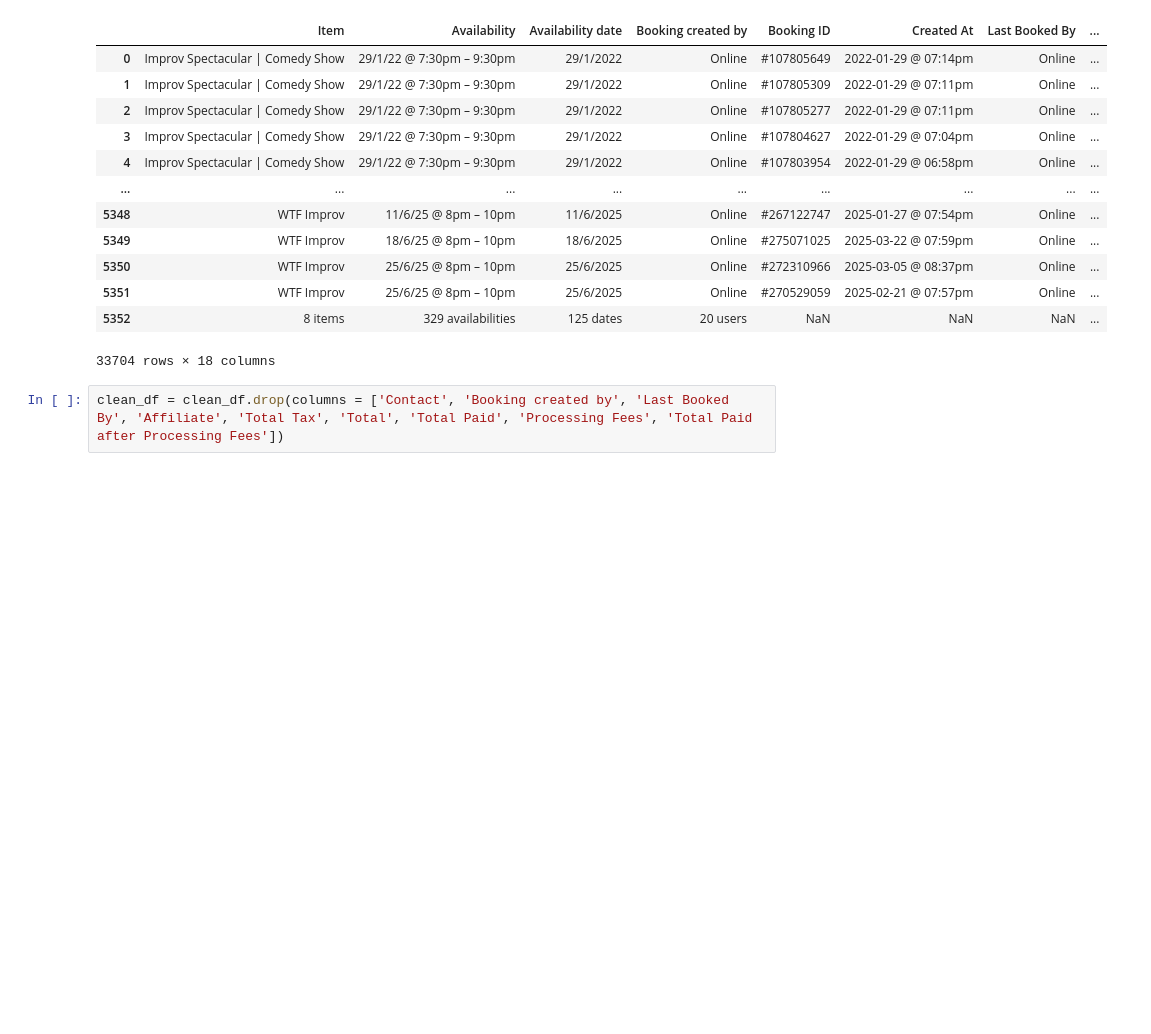
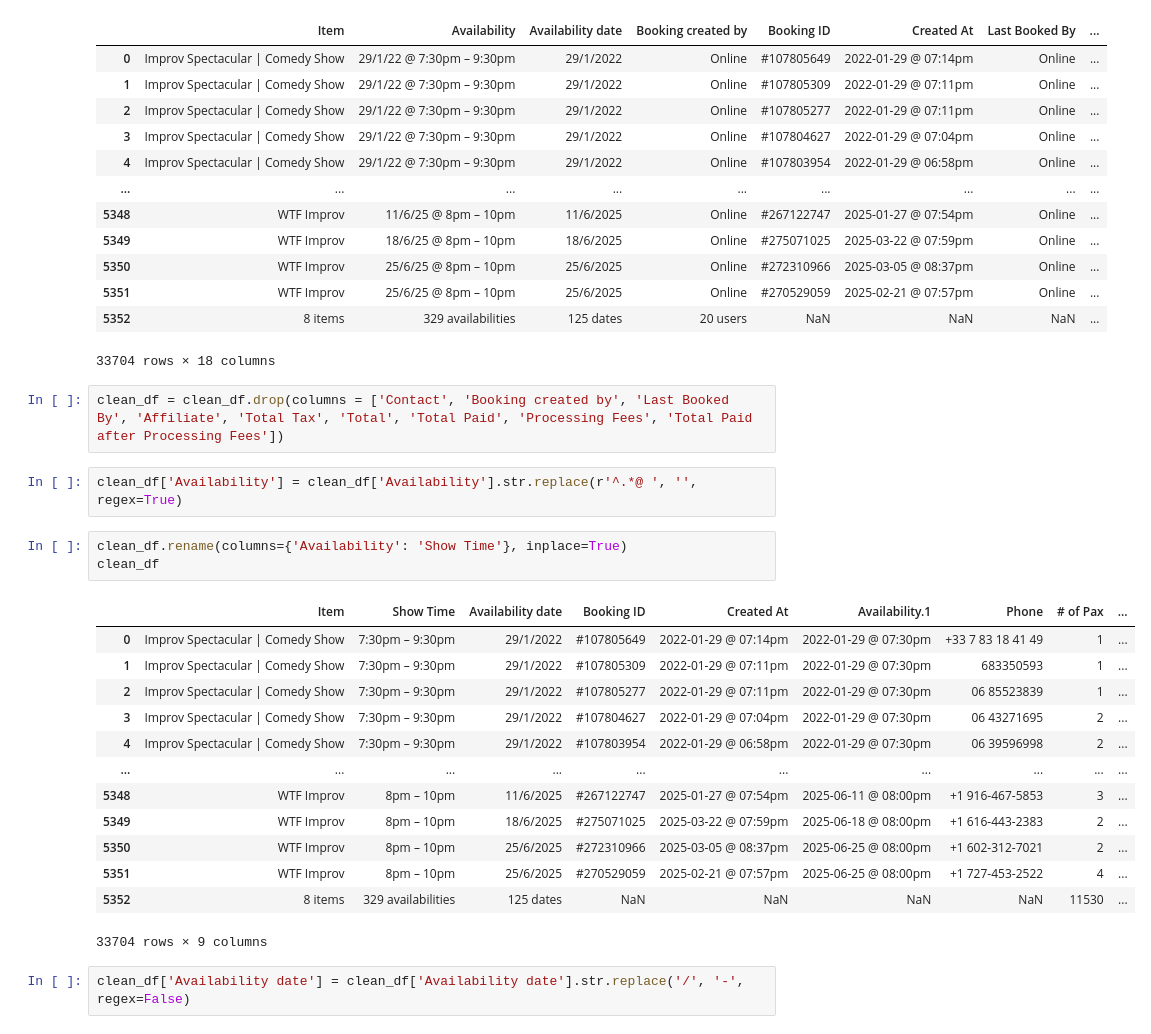
Before and after one commit to sofiiagold/AA-Project, a Jupyter notebook: Historical data Boom Chicago.ipynb, the cells around one changed output. Cells and saved outputs as stored; diff of their text form; blank space fills up the shorter version.

```diff
--- a/Historical data Boom Chicago.ipynb
+++ b/Historical data Boom Chicago.ipynb
@@ -75,3 +75,24 @@ clean_df
 33704 rows × 18 columns
 # %%
 clean_df = clean_df.drop(columns = ['Contact', 'Booking created by', 'Last Booked By', 'Affiliate', 'Total Tax', 'Total', 'Total Paid', 'Processing Fees', 'Total Paid after Processing Fees'])
+# %%
+clean_df['Availability'] = clean_df['Availability'].str.replace(r'^.*@ ', '', regex=True)
+# %%
+clean_df.rename(columns={'Availability': 'Show Time'}, inplace=True)
+clean_df
+# %% [output]
+|  | Item | Show Time | Availability date | Booking ID | Created At | Availability.1 | Phone | # of Pax | ... |
+| 0 | Improv Spectacular | Comedy Show | 7:30pm – 9:30pm | 29/1/2022 | #107805649 | 2022-01-29 @ 07:14pm | 2022-01-29 @ 07:30pm | +33 7 83 18 41 49 | 1 | ... |
+| 1 | Improv Spectacular | Comedy Show | 7:30pm – 9:30pm | 29/1/2022 | #107805309 | 2022-01-29 @ 07:11pm | 2022-01-29 @ 07:30pm | 683350593 | 1 | ... |
+| 2 | Improv Spectacular | Comedy Show | 7:30pm – 9:30pm | 29/1/2022 | #107805277 | 2022-01-29 @ 07:11pm | 2022-01-29 @ 07:30pm | 06 85523839 | 1 | ... |
+| 3 | Improv Spectacular | Comedy Show | 7:30pm – 9:30pm | 29/1/2022 | #107804627 | 2022-01-29 @ 07:04pm | 2022-01-29 @ 07:30pm | 06 43271695 | 2 | ... |
+| 4 | Improv Spectacular | Comedy Show | 7:30pm – 9:30pm | 29/1/2022 | #107803954 | 2022-01-29 @ 06:58pm | 2022-01-29 @ 07:30pm | 06 39596998 | 2 | ... |
+| ... | ... | ... | ... | ... | ... | ... | ... | ... | ... |
+| 5348 | WTF Improv | 8pm – 10pm | 11/6/2025 | #267122747 | 2025-01-27 @ 07:54pm | 2025-06-11 @ 08:00pm | +1 916-467-5853 | 3 | ... |
+| 5349 | WTF Improv | 8pm – 10pm | 18/6/2025 | #275071025 | 2025-03-22 @ 07:59pm | 2025-06-18 @ 08:00pm | +1 616-443-2383 | 2 | ... |
+| 5350 | WTF Improv | 8pm – 10pm | 25/6/2025 | #272310966 | 2025-03-05 @ 08:37pm | 2025-06-25 @ 08:00pm | +1 602-312-7021 | 2 | ... |
+| 5351 | WTF Improv | 8pm – 10pm | 25/6/2025 | #270529059 | 2025-02-21 @ 07:57pm | 2025-06-25 @ 08:00pm | +1 727-453-2522 | 4 | ... |
+| 5352 | 8 items | 329 availabilities | 125 dates | NaN | NaN | NaN | NaN | 11530 | ... |
+33704 rows × 9 columns
+# %%
+clean_df['Availability date'] = clean_df['Availability date'].str.replace('/', '-', regex=False)
```
Also changed, not shown: parts of 2 cells of this notebook.
